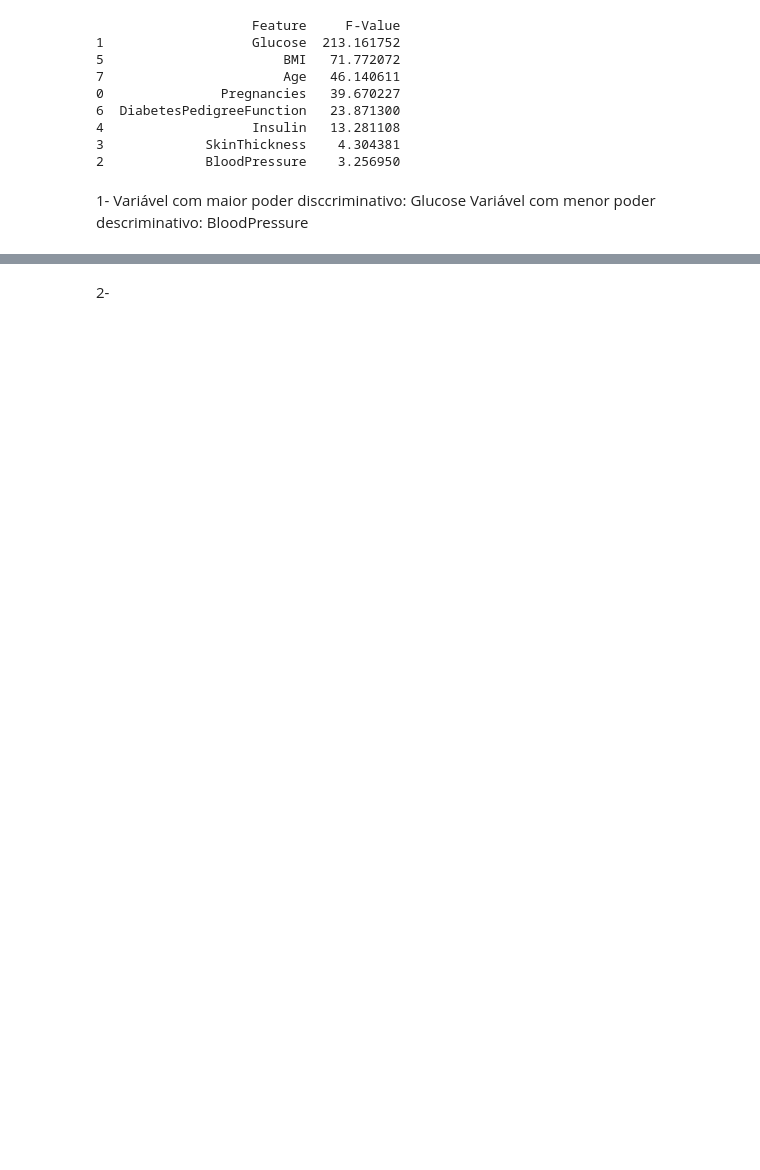
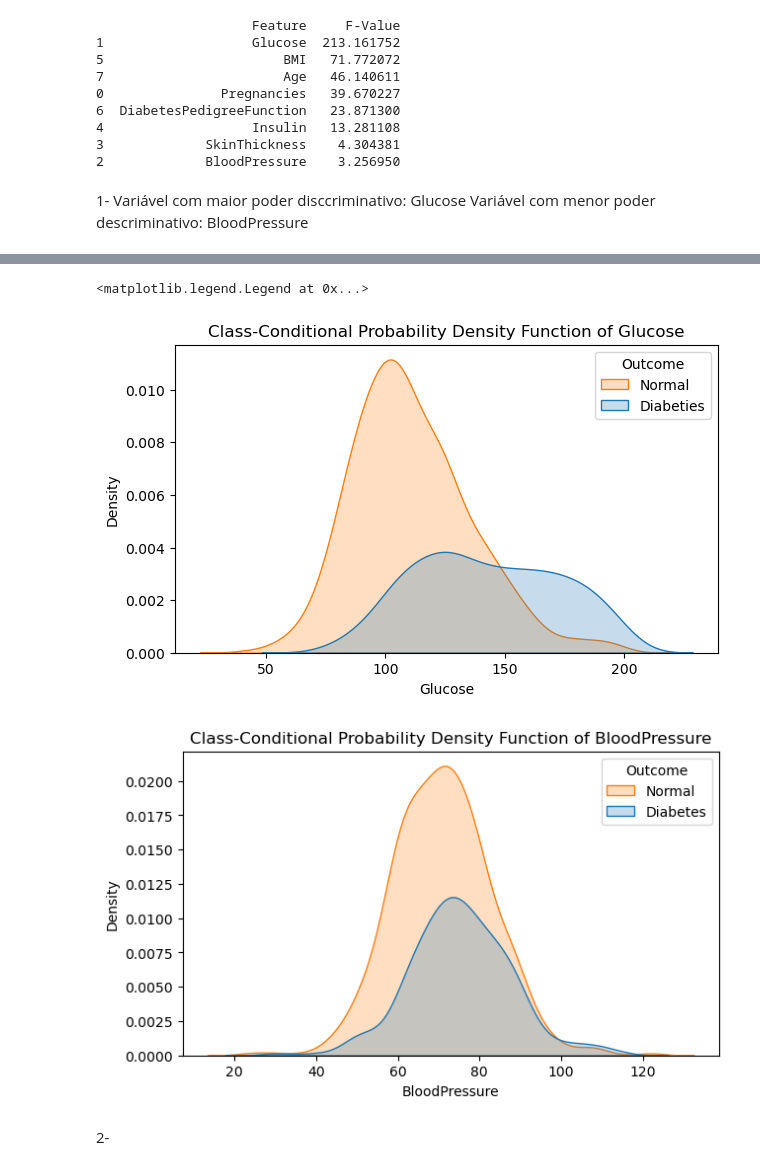
Before and after one commit to tiago-gsantos/ist-apren-homework1, a Jupyter notebook: HomeWork.ipynb, the cells around one changed output, grey strips where cells are left out. Saved outputs shown, nothing was run; the diff lists cells and outputs as text; code cells hidden in the pictures; blank space fills up the shorter version.

```diff
--- a/HomeWork.ipynb
+++ b/HomeWork.ipynb
@@ -63,3 +61,23 @@ plt.legend(title='Outcome', labels=['Diabetes', 'Sem Diabetes'], loc='upper righ
+# %%
+df = df[(df['BloodPressure'] > 0) & (df['Glucose'] > 0)]
+
+plt.figure(figsize=(7, 4))
+sns.kdeplot(data=df, x=best_discriminative_power, hue='Outcome', fill= True)
+plt.title(f'Class-Conditional Probability Density Function of {best_discriminative_power}')
+plt.xlabel(best_discriminative_power)
+plt.ylabel('Density')
+plt.legend(title='Outcome', labels=['Normal', 'Diabeties'])
+
+plt.figure(figsize=(7, 4))
+sns.kdeplot(data=df, x=worst_discriminative_power, hue='Outcome', fill= True)
+plt.title(f'Class-Conditional Probability Density Function of {worst_discriminative_power}')
+plt.xlabel(worst_discriminative_power)
+plt.ylabel('Density')
+plt.legend(title='Outcome', labels=['Normal', 'Diabetes'])
+# %% [output]
+<matplotlib.legend.Legend at 0x...>
+[figure, added]
+[figure, added]
 # %% [markdown]
 2-
 # %%
```
Also changed, not shown: parts of 2 cells of this notebook.
